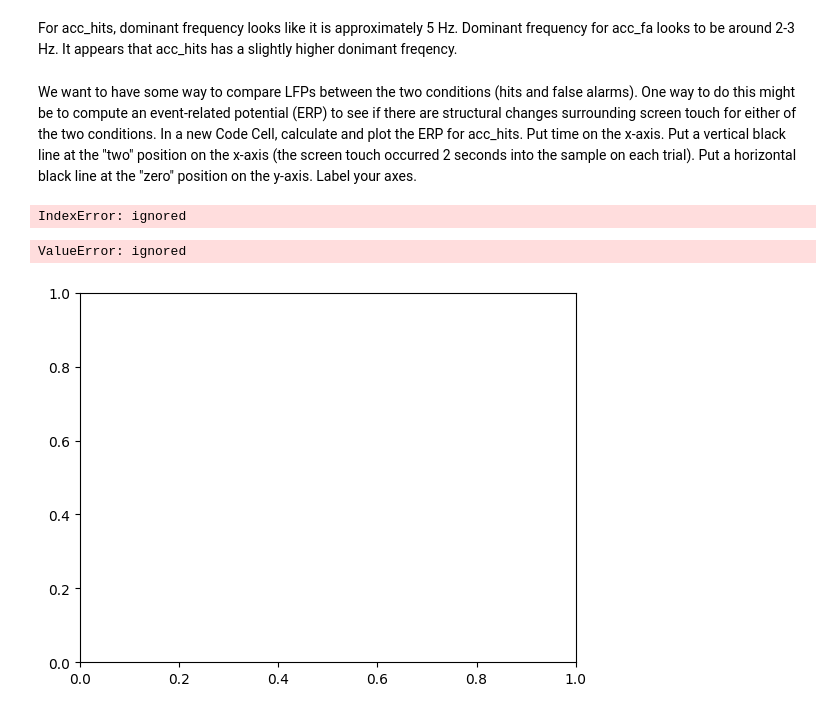
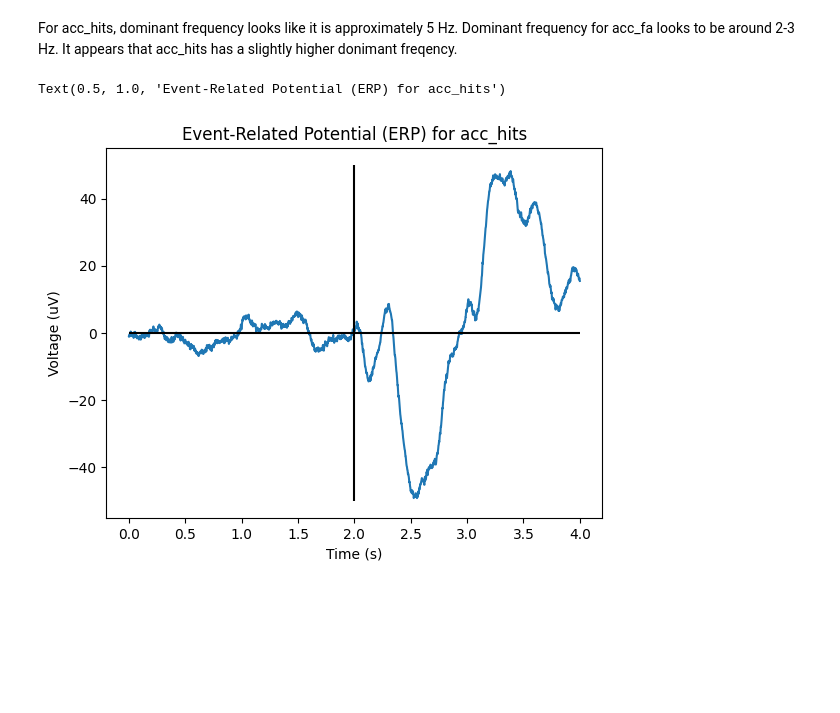
Before and after one commit to jprostick/neur265joe, a Jupyter notebook: coding_homework_5.ipynb, the cells around one changed output. Cells and saved outputs as stored; diff of their text form; code cells hidden in the pictures; blank space fills up the shorter version.

```diff
--- a/coding_homework_5.ipynb
+++ b/coding_homework_5.ipynb
@@ -45,6 +47,8 @@
 import matplotlib.pyplot as plt
 import numpy as np
 # %%
-acc_hits = np.array(np.loadtxt("https://raw.githubusercontent.com/jprostick/neur265joe/main/acc_hits_hw5.csv", delimiter = ","))
-acc_fa = np.array(np.loadtxt("https://raw.githubusercontent.com/jprostick/neur265joe/main/acc_fa_hw5.csv", delimiter = ","))
+#importing data
+
+acc_hits = np.loadtxt("https://raw.githubusercontent.com/jprostick/neur265joe/main/acc_hits_hw5.csv", delimiter = ",")
+acc_fa = np.loadtxt("https://raw.githubusercontent.com/jprostick/neur265joe/main/acc_fa_hw5.csv", delimiter = ",")
 # %%
@@ -78,33 +89,19 @@ Text(0, 0.5, 'Voltage')
 [figure]
 # %% [markdown]
 For acc_hits, dominant frequency looks like it is approximately 5 Hz. Dominant frequency for acc_fa looks to be around 2-3 Hz. It appears that acc_hits has a slightly higher donimant freqency.
-# %% [markdown]
-We want to have some way to compare LFPs between the two conditions (hits and false alarms). One way to do this might be to compute an event-related potential (ERP) to see if there are structural changes surrounding screen touch for either of the two conditions. In a new Code Cell, calculate and plot the ERP for acc_hits. Put time on the x-axis. Put a vertical black line at the "two" position on the x-axis (the screen touch occurred 2 seconds into the sample on each trial). Put a horizontal black line at the "zero" position on the y-axis. Label your axes.
-# %%
-acc_hits_means = []
-for i in acc_hits:
-  acc_hits_means.append(np.mean(acc_hits[i]))
-# %% [output]
-IndexError: ignored
 # %%
-erp_hits = np.mean(acc_hits)
-plt.plot(time, np.mean(acc_hits[0]))
-# create a plot
+
+#plotting ERP for acc_hits
+
 fig, ax3 = plt.subplots()
+ax3.plot(time, acc_hits.mean(0))
 
-# plot the ERP for acc_hits
-plt.plot(time[0], erp_hits)
+ax3.hlines(0, 0,time[-1], color = "black")
+ax3.vlines(2,-50,50, color = "black")
 
-# plot a vertical line at the "two" position on the x-axis
-#ax3.axvline(x=4000, color='black')
-
-# plot a horizontal line at the "zero" position on the y-axis
-#ax3.axhline(y=0, color='black')
-
-# set the axis labels and title
 ax3.set_xlabel('Time (s)')
 ax3.set_ylabel('Voltage (uV)')
 ax3.set_title('Event-Related Potential (ERP) for acc_hits')
 # %% [output]
-ValueError: ignored
+Text(0.5, 1.0, 'Event-Related Potential (ERP) for acc_hits')
-[figure, old version]
+[figure, new version]
```
Also changed, not shown: parts of 9 cells of this notebook.
